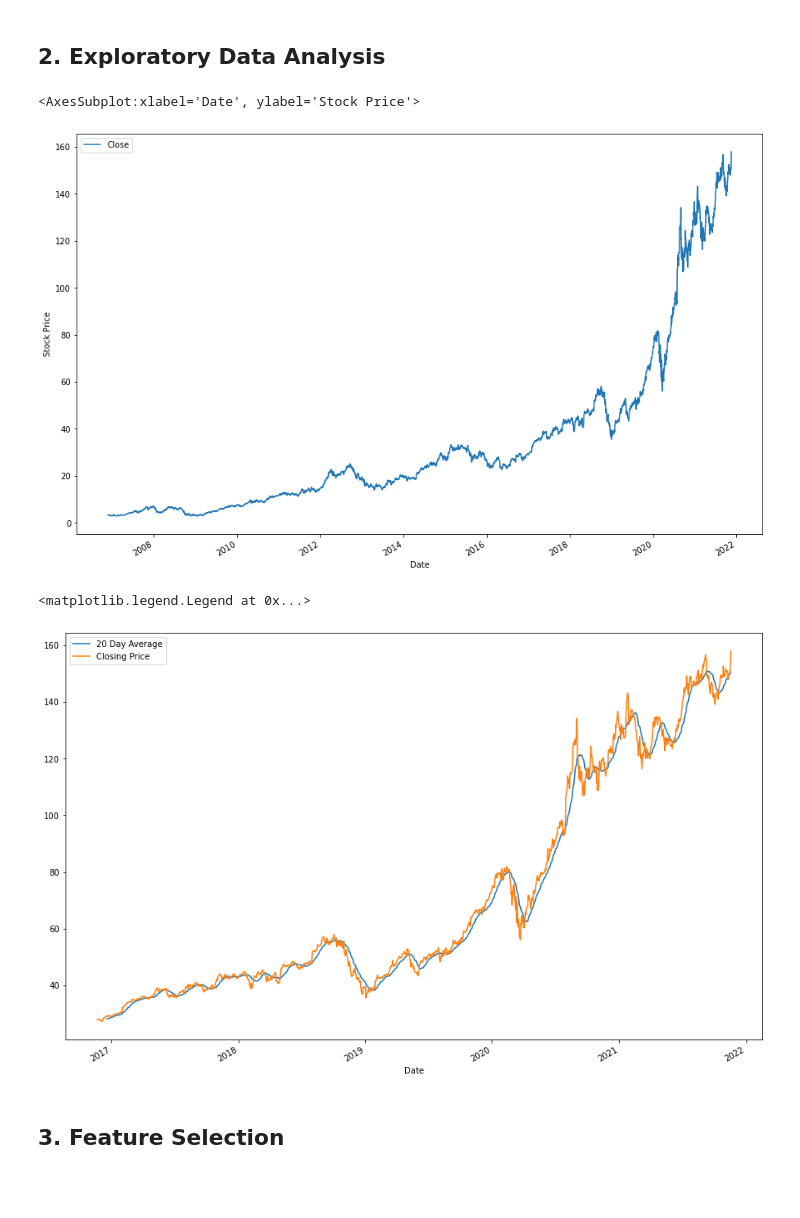
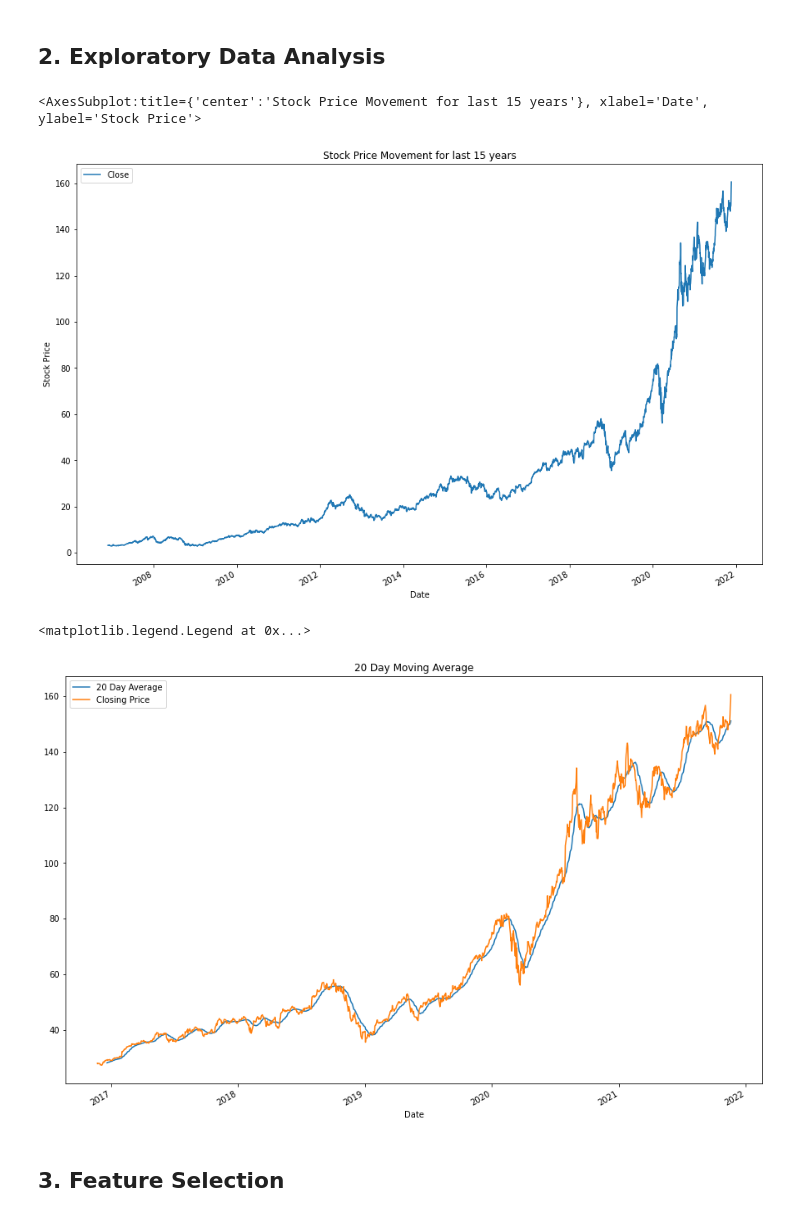
Before and after one commit to anjanshrestha123/Technical-Analysis-For-Stock-Price-Prediction, a Jupyter notebook: technical_analysis_for_stock_price_prediction.ipynb, the cells around one changed output. Drawn from its saved outputs; the diff is of its cells as text; code cells hidden in the pictures; blank space fills up the shorter version.

```diff
--- a/technical_analysis_for_stock_price_prediction.ipynb
+++ b/technical_analysis_for_stock_price_prediction.ipynb
@@ -75,21 +91,21 @@ def extract_raw_data(number_of_years_to_fetch_price_data):
 ## 2. Exploratory Data Analysis
 # %%
 # Plotting the graph visualizing price change with date with 15 years of data
-df = extract_raw_data(NUMBER_OF_YEARS_TO_FETCH_PRICE_DATA[1])
-df.plot(y=[CLOSE],figsize=(15,10), ylabel='Stock Price')
+df = extract_raw_data(15)
+df.plot(y=[CLOSE],figsize=(15,10), ylabel='Stock Price', title='Stock Price Movement for last 15 years')
 # %% [output]
-<AxesSubplot:xlabel='Date', ylabel='Stock Price'>
+<AxesSubplot:title={'center':'Stock Price Movement for last 15 years'}, xlabel='Date', ylabel='Stock Price'>
-[figure, old version]
+[figure, new version]
 # %%
 # Plotting moving average of last 5 years
 plt.figure(figsize=(15,10))
-df = extract_raw_data(NUMBER_OF_YEARS_TO_FETCH_PRICE_DATA[0])
+df = extract_raw_data(5)
 df[CLOSE].rolling(window=20).mean().plot(label='20 Day Average')
-df[CLOSE].plot(label='Closing Price')
+df[CLOSE].plot(label='Closing Price', title='20 Day Moving Average')
 plt.legend()
 # %% [output]
 <matplotlib.legend.Legend at 0x...>
-[figure, old version]
+[figure, new version]
 # %% [markdown]
 ## 3. Feature Selection ##
 # %%
```
Also changed, not shown: parts of 9 cells of this notebook.
